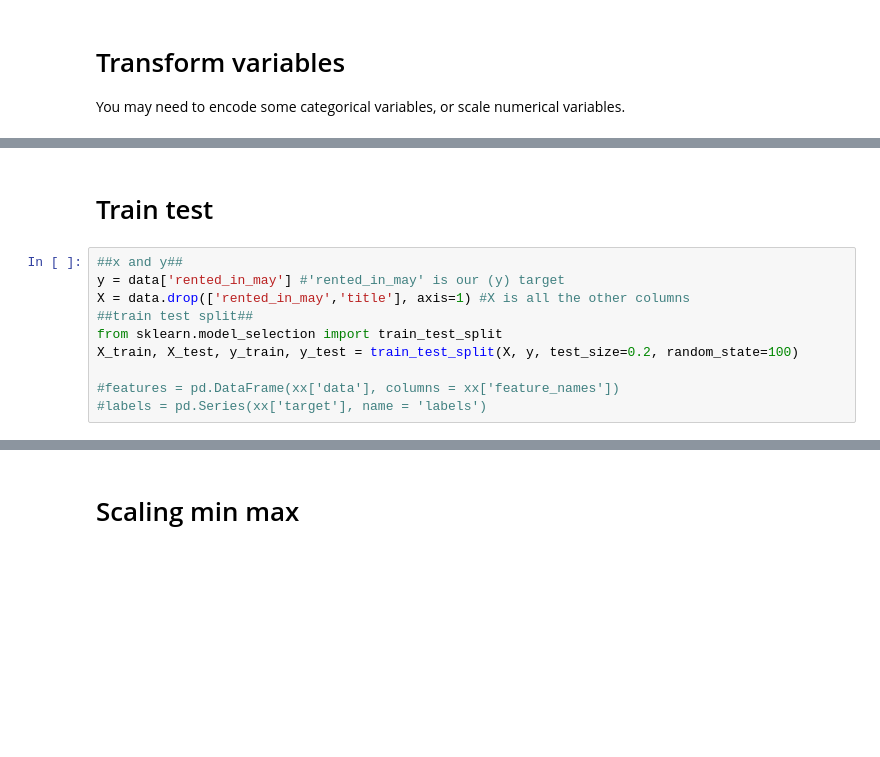
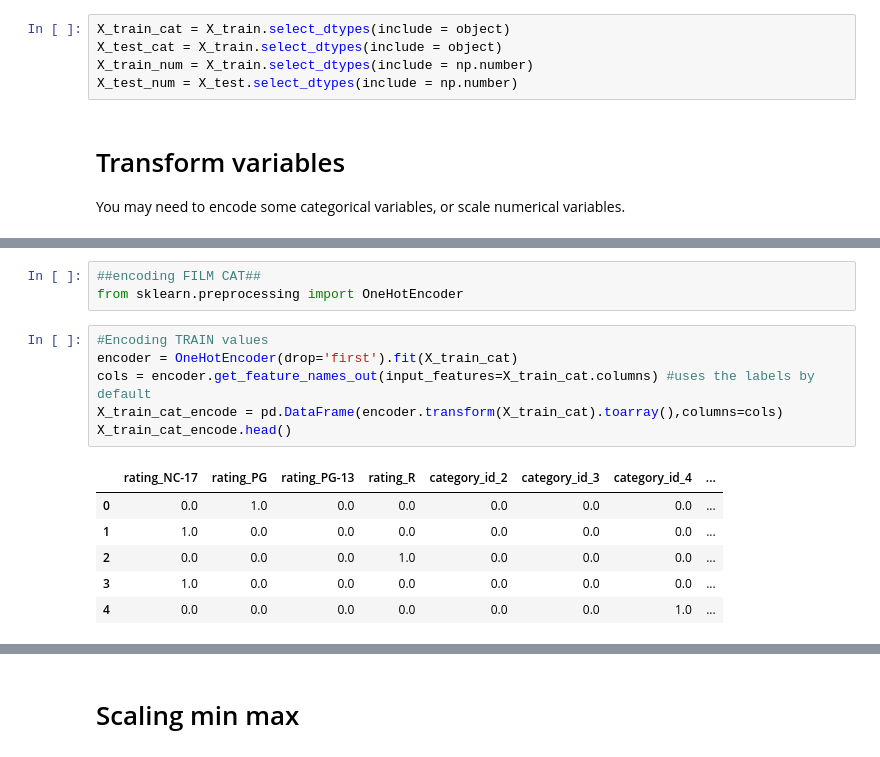
Before and after one commit to Nyobanne/lab-predictions-logistic-regression, a Jupyter notebook: lab prediction sakila.ipynb, the cells around one changed output, grey strips where cells are left out. Drawn from its saved outputs; the diff is of its cells as text; blank space fills up the shorter version.

```diff
--- a/lab prediction sakila.ipynb
+++ b/lab prediction sakila.ipynb
@@ -166,3 +183,8 @@ Name: count, dtype: int64
+# %%
+X_train_cat = X_train.select_dtypes(include = object)
+X_test_cat = X_train.select_dtypes(include = object)
+X_train_num = X_train.select_dtypes(include = np.number)
+X_test_num = X_test.select_dtypes(include = np.number)
 # %% [markdown]
 # Transform variables
 You may need to encode some categorical variables, or scale numerical variables.
@@ -217,12 +191,16 @@ rating_encoded
-# %% [markdown]
-# Train test
-# %%
-##x and y##
-y = data['rented_in_may'] #'rented_in_may' is our (y) target
-X = data.drop(['rented_in_may','title'], axis=1) #X is all the other columns
-##train test split##
-from sklearn.model_selection import train_test_split
-X_train, X_test, y_train, y_test = train_test_split(X, y, test_size=0.2, random_state=100)
-
-#features = pd.DataFrame(xx['data'], columns = xx['feature_names'])
-#labels = pd.Series(xx['target'], name = 'labels')
+# %%
+##encoding FILM CAT##
+from sklearn.preprocessing import OneHotEncoder
+# %%
+#Encoding TRAIN values
+encoder = OneHotEncoder(drop='first').fit(X_train_cat)
+cols = encoder.get_feature_names_out(input_features=X_train_cat.columns) #uses the labels by default
+X_train_cat_encode = pd.DataFrame(encoder.transform(X_train_cat).toarray(),columns=cols)
+X_train_cat_encode.head()
+# %% [output]
+|  | rating_NC-17 | rating_PG | rating_PG-13 | rating_R | category_id_2 | category_id_3 | category_id_4 | ... |
+| 0 | 0.0 | 1.0 | 0.0 | 0.0 | 0.0 | 0.0 | 0.0 | ... |
+| 1 | 1.0 | 0.0 | 0.0 | 0.0 | 0.0 | 0.0 | 0.0 | ... |
+| 2 | 0.0 | 0.0 | 0.0 | 1.0 | 0.0 | 0.0 | 0.0 | ... |
+| 3 | 1.0 | 0.0 | 0.0 | 0.0 | 0.0 | 0.0 | 0.0 | ... |
+| 4 | 0.0 | 0.0 | 0.0 | 0.0 | 0.0 | 0.0 | 1.0 | ... |
```
Also changed, not shown: parts of 14 cells of this notebook.
